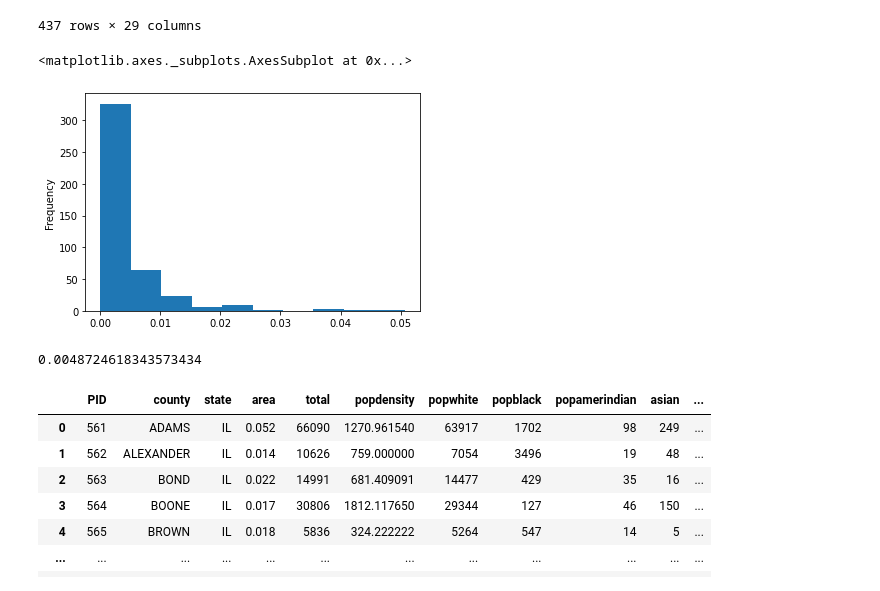
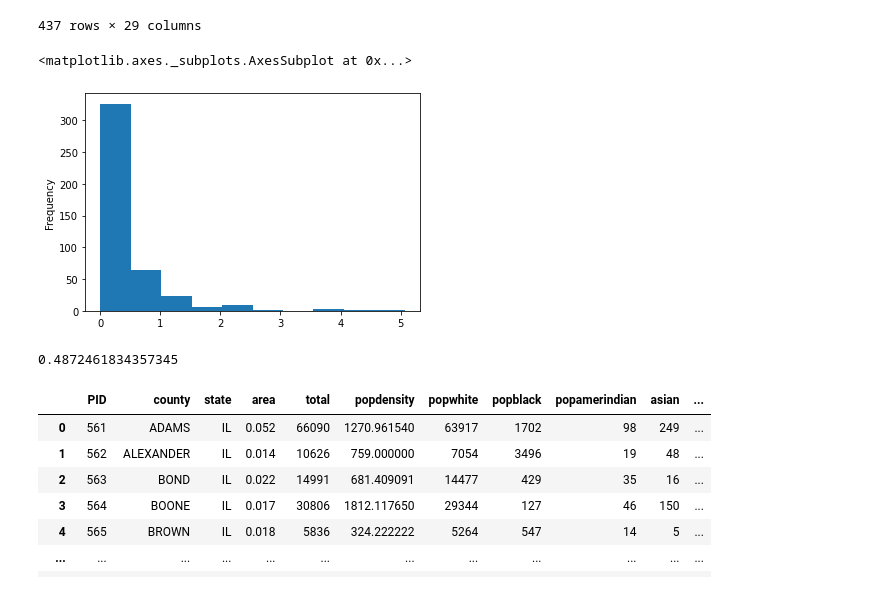
Before and after one commit to chaiminwoo0223/Data-Analysis, a Jupyter notebook: practice_1.ipynb, the cells around one changed output. Cells and saved outputs as stored; diff of their text form; code cells hidden in the pictures.

```diff
--- a/practice_1.ipynb
+++ b/practice_1.ipynb
@@ -24,7 +24,7 @@ exam.head()
 | 4 | 565 | BROWN | IL | 0.018 | 5836 | 324.222222 | 5264 | 547 | 14 | 5 | ... |
 5 rows × 28 columns
 # %%
-exam['percentage'] = exam['asian'] / exam['total'] # 전체 인구 대비 아시아 인구 백분율
+exam['ratio'] = (exam['asian'] / exam['total']) * 100 # 전체 인구 대비 아시아 인구 백분율
 exam
 # %% [output]
 |  | PID | county | state | area | total | popdensity | popwhite | popblack | popamerindian | asian | ... |
@@ -41,14 +41,14 @@ exam
 | 436 | 3052 | WOOD | WI | 0.048 | 73605 | 1533.437500 | 72157 | 90 | 481 | 722 | ... |
 437 rows × 29 columns
 # %%
-exam['percentage'].plot.hist() # 히스토그램
+exam['ratio'].plot.hist() # 히스토그램
 # %% [output]
 <matplotlib.axes._subplots.AxesSubplot at 0x...>
-[figure, old version]
+[figure, new version]
 # %%
-mean = exam['percentage'].mean() # 평균
+mean = exam['ratio'].mean() # 평균
 print(mean)
 # %% [output]
-0.0048724618343573434
+0.4872461834357345
 # %%
 import numpy as np # 넘파이
```
Also changed, not shown: parts of 1 cell of this notebook.
